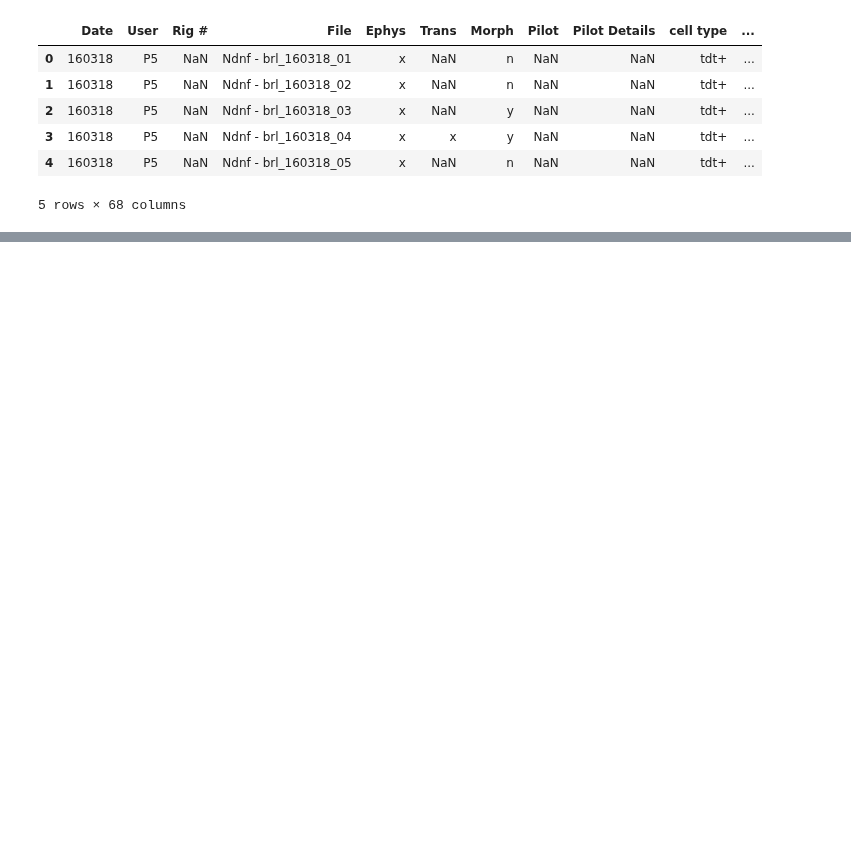
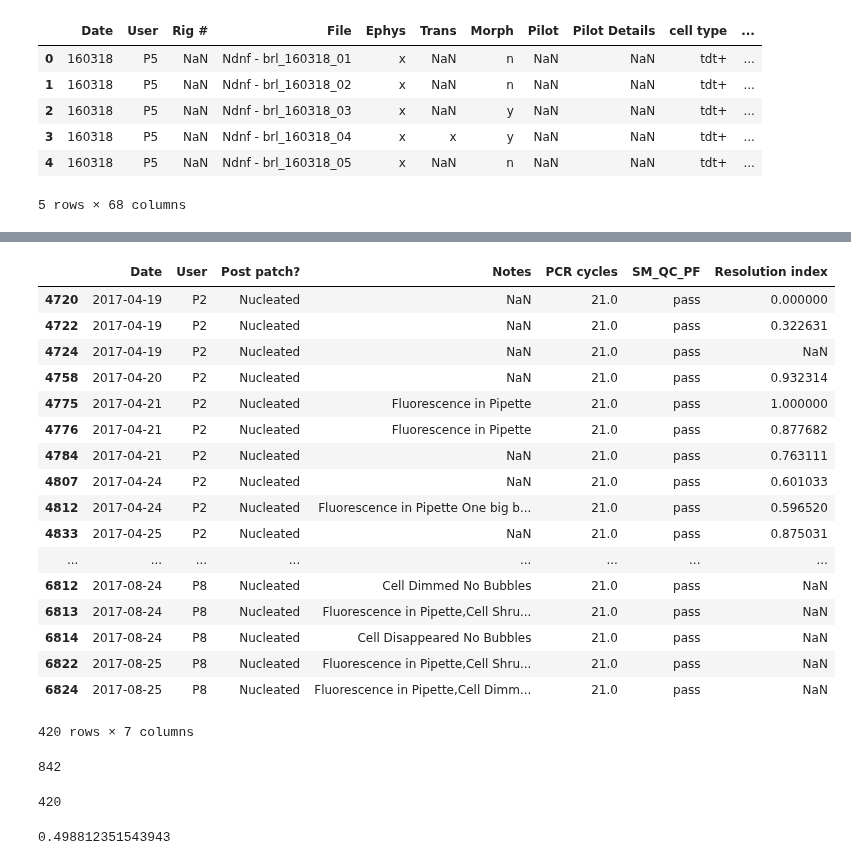
Before and after one commit to ru57y34nn/patchseq_gdoc_analysis, a Jupyter notebook: Nucleated_patch_analysis.ipynb, the cells around one changed output, grey strips where cells are left out. Saved outputs shown, nothing was run; the diff lists cells and outputs as text; code cells hidden in the pictures; blank space fills up the shorter version.

```diff
--- a/Nucleated_patch_analysis.ipynb
+++ b/Nucleated_patch_analysis.ipynb
@@ -36,0 +112,37 @@ Name: PCR cycles, dtype: int64
+# %%
+no_p1_nuc = no_p1_total[no_p1_total["Post patch?"] == "Nucleated"]
+no_p1_nuc
+# %% [output]
+|  | Date | User | Post patch? | Notes | PCR cycles | SM_QC_PF | Resolution index |
+| 4720 | 2017-04-19 | P2 | Nucleated | NaN | 21.0 | pass | 0.000000 |
+| 4722 | 2017-04-19 | P2 | Nucleated | NaN | 21.0 | pass | 0.322631 |
+| 4724 | 2017-04-19 | P2 | Nucleated | NaN | 21.0 | pass | NaN |
+| 4758 | 2017-04-20 | P2 | Nucleated | NaN | 21.0 | pass | 0.932314 |
+| 4775 | 2017-04-21 | P2 | Nucleated | Fluorescence in Pipette | 21.0 | pass | 1.000000 |
+| 4776 | 2017-04-21 | P2 | Nucleated | Fluorescence in Pipette | 21.0 | pass | 0.877682 |
+| 4784 | 2017-04-21 | P2 | Nucleated | NaN | 21.0 | pass | 0.763111 |
+| 4807 | 2017-04-24 | P2 | Nucleated | NaN | 21.0 | pass | 0.601033 |
+| 4812 | 2017-04-24 | P2 | Nucleated | Fluorescence in Pipette One big b... | 21.0 | pass | 0.596520 |
+| 4833 | 2017-04-25 | P2 | Nucleated | NaN | 21.0 | pass | 0.875031 |
+| ... | ... | ... | ... | ... | ... | ... | ... |
+| 6812 | 2017-08-24 | P8 | Nucleated | Cell Dimmed No Bubbles | 21.0 | pass | NaN |
+| 6813 | 2017-08-24 | P8 | Nucleated | Fluorescence in Pipette,Cell Shru... | 21.0 | pass | NaN |
+| 6814 | 2017-08-24 | P8 | Nucleated | Cell Disappeared No Bubbles | 21.0 | pass | NaN |
+| 6822 | 2017-08-25 | P8 | Nucleated | Fluorescence in Pipette,Cell Shru... | 21.0 | pass | NaN |
+| 6824 | 2017-08-25 | P8 | Nucleated | Fluorescence in Pipette,Cell Dimm... | 21.0 | pass | NaN |
+420 rows × 7 columns
+# %%
+no_p1_count = no_p1_total["Post patch?"].count()
+no_p1_count
+# %% [output]
+842
+# %%
+no_p1_nuccount = no_p1_nuc["Post patch?"].count()
+no_p1_nuccount
+# %% [output]
+420
+# %%
+new_no_p1_percent = float(no_p1_nuccount)/no_p1_count
+new_no_p1_percent
+# %% [output]
+0.498812351543943
```
Also changed, not shown: parts of 6 cells of this notebook, 1 other file.
